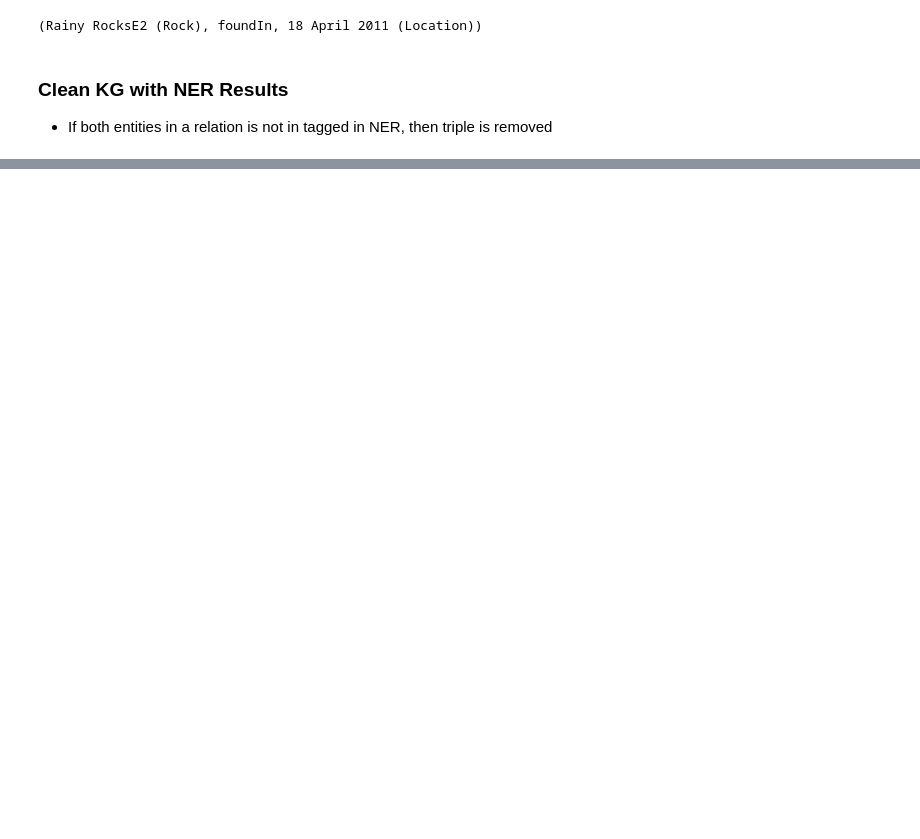
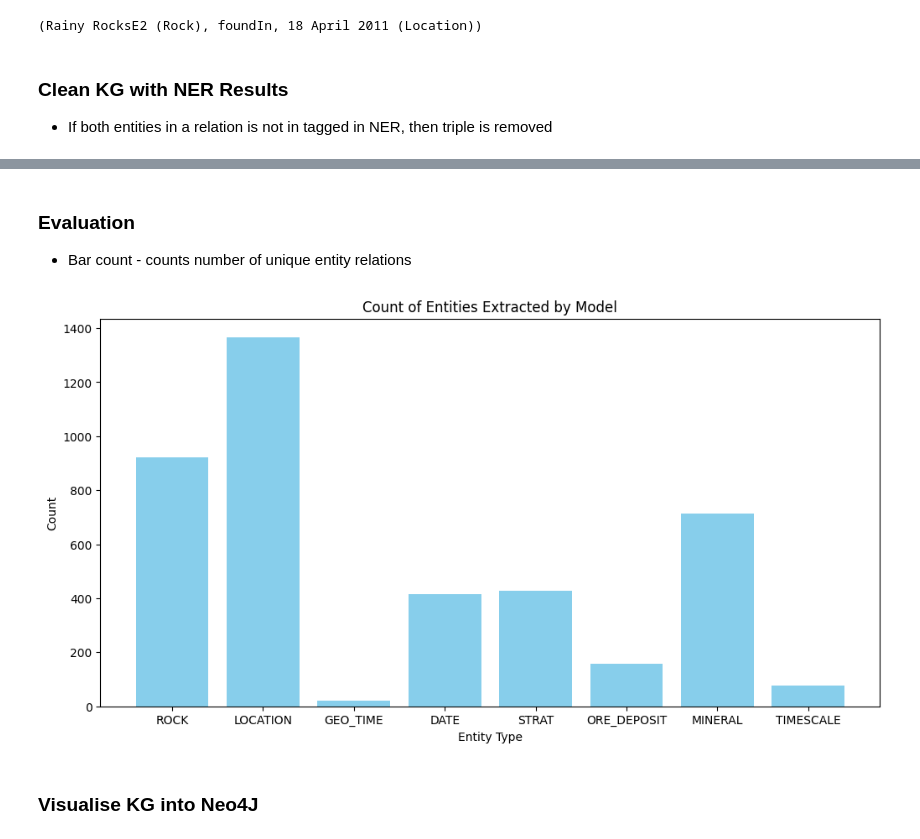
Before and after one commit to petaa1/GTKGC, a Jupyter notebook: src/KGC/KGC_LLM_Ontology.ipynb, the cells around one changed output, grey strips where cells are left out. Saved outputs shown, nothing was run; the diff lists cells and outputs as text; code cells hidden in the pictures; blank space fills up the shorter version.

Commit message:
fix ontology and clean kg

```diff
--- a/src/KGC/KGC_LLM_Ontology.ipynb
+++ b/src/KGC/KGC_LLM_Ontology.ipynb
@@ -193,6 +196,14 @@ def extract_temporal_relations(all_tagged):
 
 # Perform relationship extraction
 # all_tagged = extract_temporal_relations(all_tagged)
+# %%
+# # save the results
+# with open("../Results/LLM_Ontology_NER.json", "w") as file:
+#     json.dump(all_tagged, file)
+
+# Load the results
+with open("../Results/LLM_Ontology_NER.json", "r") as file:
+    all_tagged = json.load(file)
 # %%
 # Function to extract entities and relation from the input string and convert to knowledge graph triple
 def parse_and_convert_to_kg_types(input_string):
@@ -247,8 +258,8 @@ llm_results = all_tagged
 model_kg = []
 
 for a in llm_results:
-    if a != "a092458_e09_1213_2011_a_12624596.json":
-        continue
+    # if a != "a092458_e09_1213_2011_a_12624596.json":
+    #     continue
     for b in llm_results[a]:
         iob_tags = all_tagged[a][b]["combine_tags"][0].split(" ")
         doc = nlp(all_tagged[a][b]["preprocess"])
@@ -272,5 +283,7 @@ for a in llm_results:
                             left_entity_type = None
                         if left_entity_type and right_entity_type:
                             print(kg_triple)
+                            head_entity, head_type, relation, tail_entity, tail_type = kg_triple
+                            kg_triple = (head_entity, left_entity_type[0], relation, tail_entity, right_entity_type[0])
                             model_kg.append(kg_triple)
 # %% [output]
@@ -299,0 +296,6 @@ print(len(model_kg))
+# %%
+# load model json results
+with open('model_kg.json', 'r') as f:
+    model_kg = json.load(f)
+
+print(len(model_kg))
@@ -299,0 +364,27 @@ print(len(model_kg))
+# %% [markdown]
+### Evaluation
+
+- Bar count - counts number of unique entity relations
+# %%
+count_type = {"ROCK": 0, "LOCATION": 0, "GEO_TIME": 0, "DATE": 0, "STRAT": 0, "ORE_DEPOSIT": 0, "MINERAL": 0, "TIMESCALE": 0}
+
+
+for triple in model_kg:
+    left_entity_type = triple[1].upper()
+    right_entity_type = triple[4].upper()
+
+    count_type[left_entity_type] += 1
+    count_type[right_entity_type] += 1
+
+entities_names = [entity for entity in count_type.keys()]
+entities_values = [count for count in count_type.values()]
+
+plt.figure(figsize=(12, 6))
+plt.bar(entities_names, entities_values, color='skyblue')
+plt.xlabel('Entity Type')
+plt.ylabel('Count')
+plt.title('Count of Entities Extracted by Model')
+# plt.xticks(rotation=45)
+plt.show()
+# %% [output]
+[figure, added]
@@ -299,0 +393,2 @@ print(len(model_kg))
+# %% [markdown]
+### Visualise KG into Neo4J
```
Also changed, not shown: parts of 14 cells of this notebook, 3 other files.
